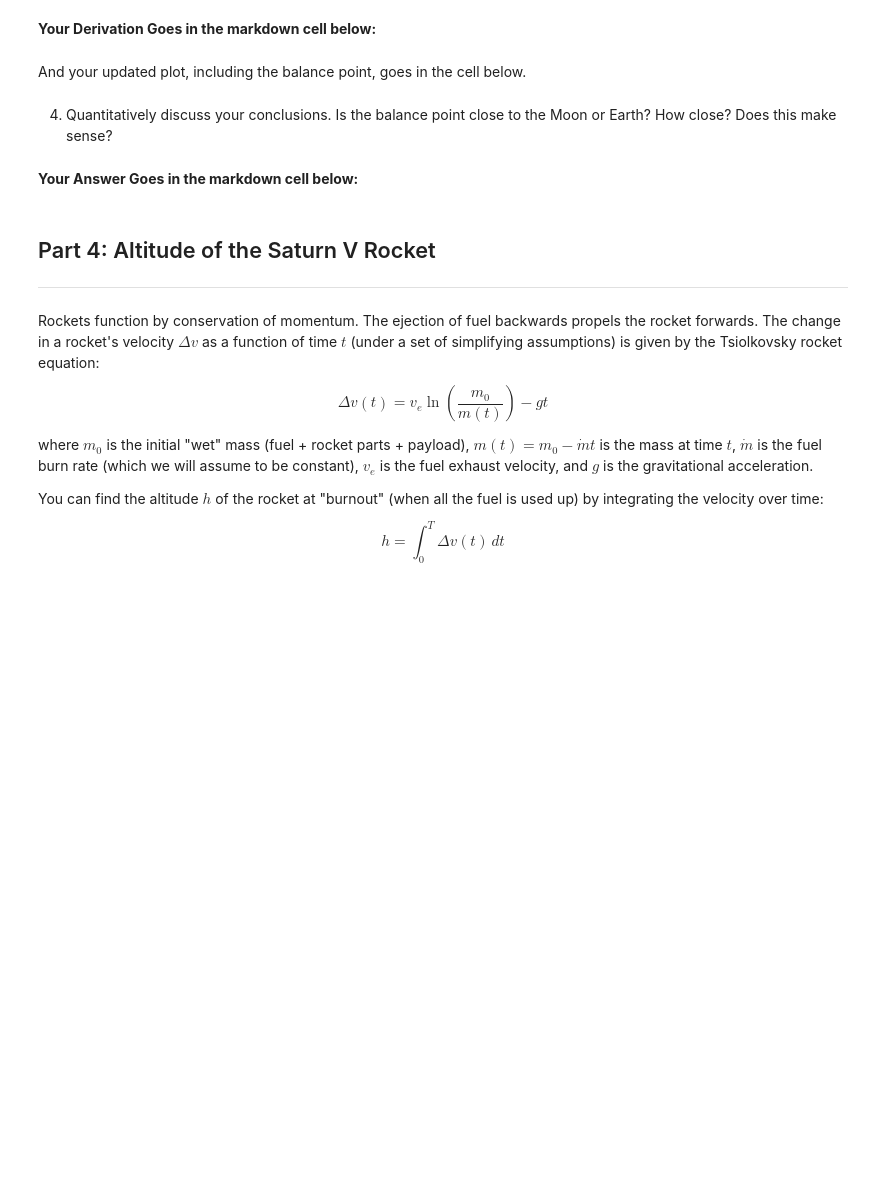
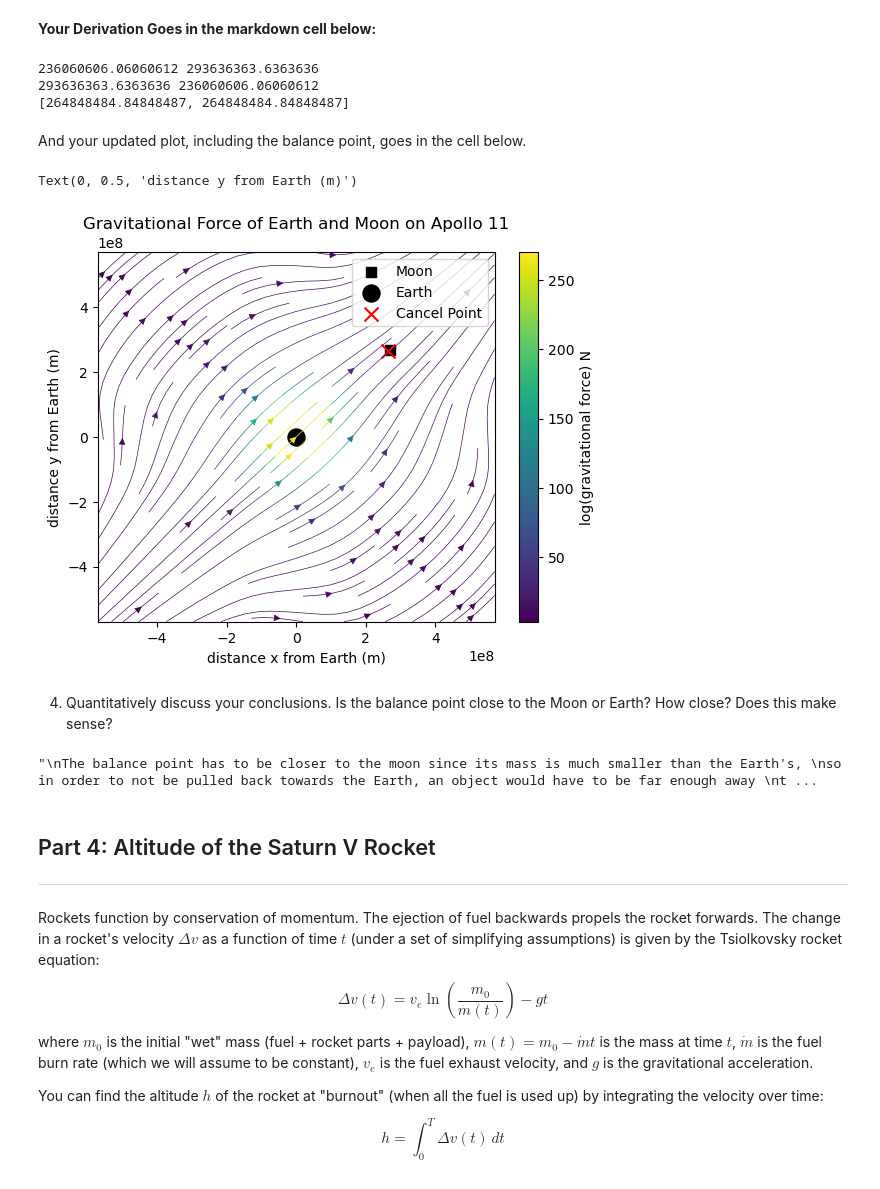
Before and after one commit to TanviSripathi/PHYS265-spring26, a Jupyter notebook: Lab1/lab1.ipynb, the cells around one changed output. Saved outputs shown, nothing was run; the diff lists cells and outputs as text; code cells hidden in the pictures; blank space fills up the shorter version.

```diff
--- a/Lab1/lab1.ipynb
+++ b/Lab1/lab1.ipynb
@@ -242,12 +323,52 @@ Add a legend.
 3. You will note there is a point between the Earth and the Moon where the field lines seem to vanish. This is the point where the Earth's and Moon's gravitational forces cancel eachother. By setting $|\vec{F}_{moon}| = |\vec{F}_{earth}|$, calculate the radial distance of the "balance point." From there, identify the $x$ and $y$ coordinates of the balance point. Typeset your derivation (show multiple steps!) in latex in a markdown cell below. Then, calculate it numerically, and draw the answer onto a new version of your force field plot. Again mark the location of the earth with a black circle, and the moon with a black square; mark the location of the balance point with a red x. Add a legend.
 # %% [markdown]
 **Your Derivation Goes in the markdown cell below:**
+# %%
+for i in np.linspace(-1.5*d_em, 1.5*d_em, 100):
+    for j in np.linspace(-1.5*d_em, 1.5*d_em, 100):
+        fearth = gravity_force(m_e, m_ap, (r_e, r_e), (i, j))
+        fmoon = gravity_force(m_m, m_ap, (d_em/np.sqrt(2), d_em/np.sqrt(2)), (i, j))
+
+        fe_total = np.abs(np.sqrt(fearth[0]**2 + fearth[1]**2))
+        fm_total = np.abs(np.sqrt(fmoon[0]**2 + fmoon[1]**2))
+
+        if (np.abs(fe_total - fm_total) < 0.7) == True:
+            print(i, j)
+balance_pt = [(236060606.06060612 + 293636363.6363636)/2, (293636363.6363636 + 236060606.06060612)/2]
+print(balance_pt)
+# %% [output]
+236060606.06060612 293636363.6363636
+293636363.6363636 236060606.06060612
+[264848484.84848487, 264848484.84848487]
 # %% [markdown]
 And your updated plot, including the balance point, goes in the cell below.
+# %%
+fig, ax = plt.subplots()
+color = ax.streamplot(x, y, np.log(np.abs(x_stream)), np.log(np.abs(y_stream)), color = force, linewidth = 0.5, cmap = "viridis")
+cbar = fig.colorbar(color.lines)
+
+ax.scatter(d_em/np.sqrt(2), d_em/np.sqrt(2), marker = 's', color = 'black', s = 50, label = "Moon")
+ax.scatter(0,0, s = 150, marker = 'o', color = 'black', label = "Earth")
+ax.scatter(balance_pt[0], balance_pt[1], s=100, marker = 'x', color = 'red', label = 'Cancel Point')
+
+ax.legend()
+ax.set_title("Gravitational Force of Earth and Moon on Apollo 11")
+cbar.set_label('log(gravitational force) N')
+ax.set_xlabel('distance x from Earth (m)')
+ax.set_ylabel('distance y from Earth (m)')
+# %% [output]
+Text(0, 0.5, 'distance y from Earth (m)')
+[figure, added]
 # %% [markdown]
 4. Quantitatively discuss your conclusions. Is the balance point close to the Moon or Earth? How close? Does this make sense?
-# %% [markdown]
-**Your Answer Goes in the markdown cell below:**
+# %%
+"""
+The balance point has to be closer to the moon since its mass is much smaller than the Earth's,
+so in order to not be pulled back towards the Earth, an object would have to be far enough away
+to escape Earth's gravitational force with the help of the moon. This is shown in the graph above.
+"""
+# %% [output]
+"\nThe balance point has to be closer to the moon since its mass is much smaller than the Earth's, \nso in order to not be pulled back towards the Earth, an object would have to be far enough away \nt ...
 # %% [markdown]
 ## Part 4: Altitude of the Saturn V Rocket
 ----
```
Also changed, not shown: parts of 8 cells of this notebook, 1 other file.
